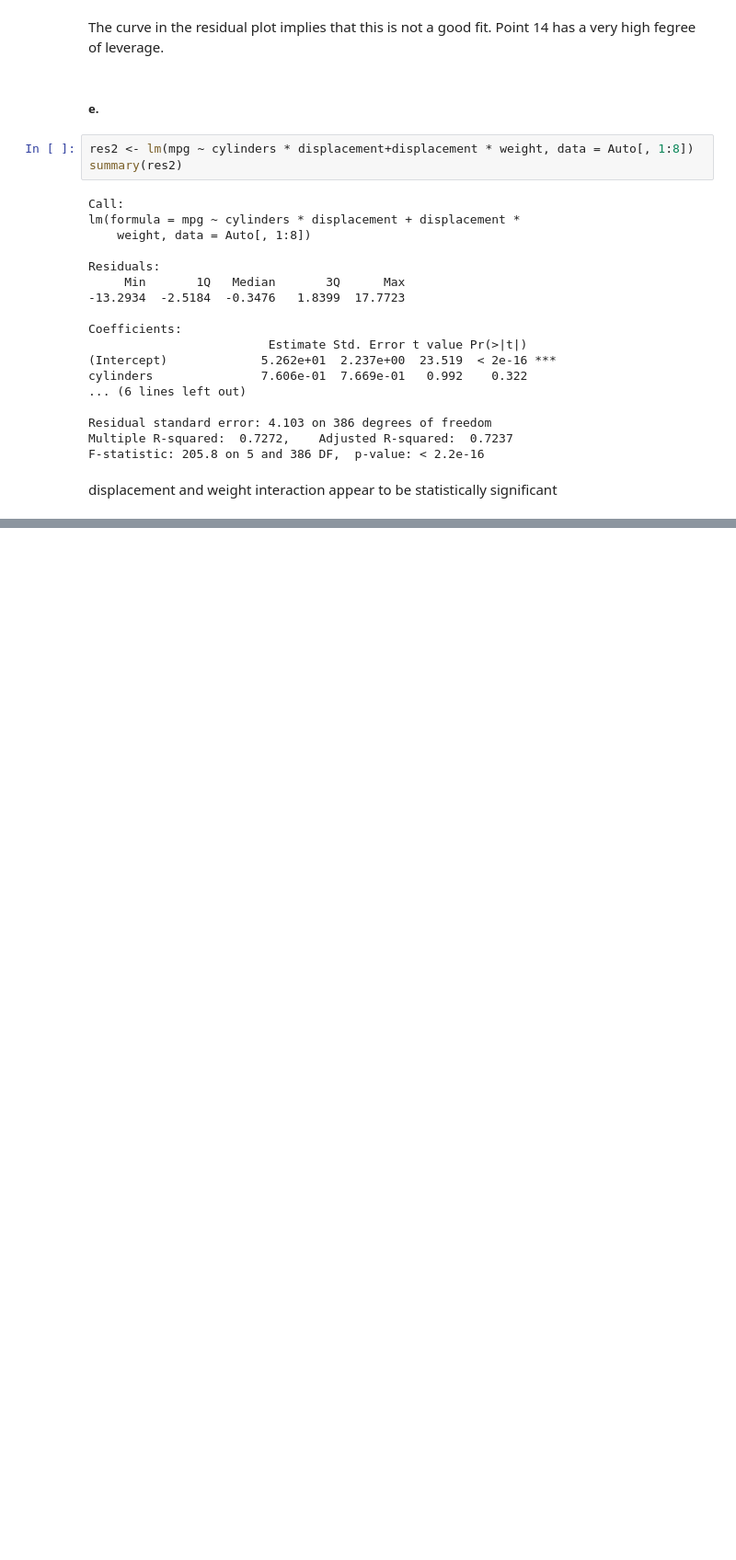
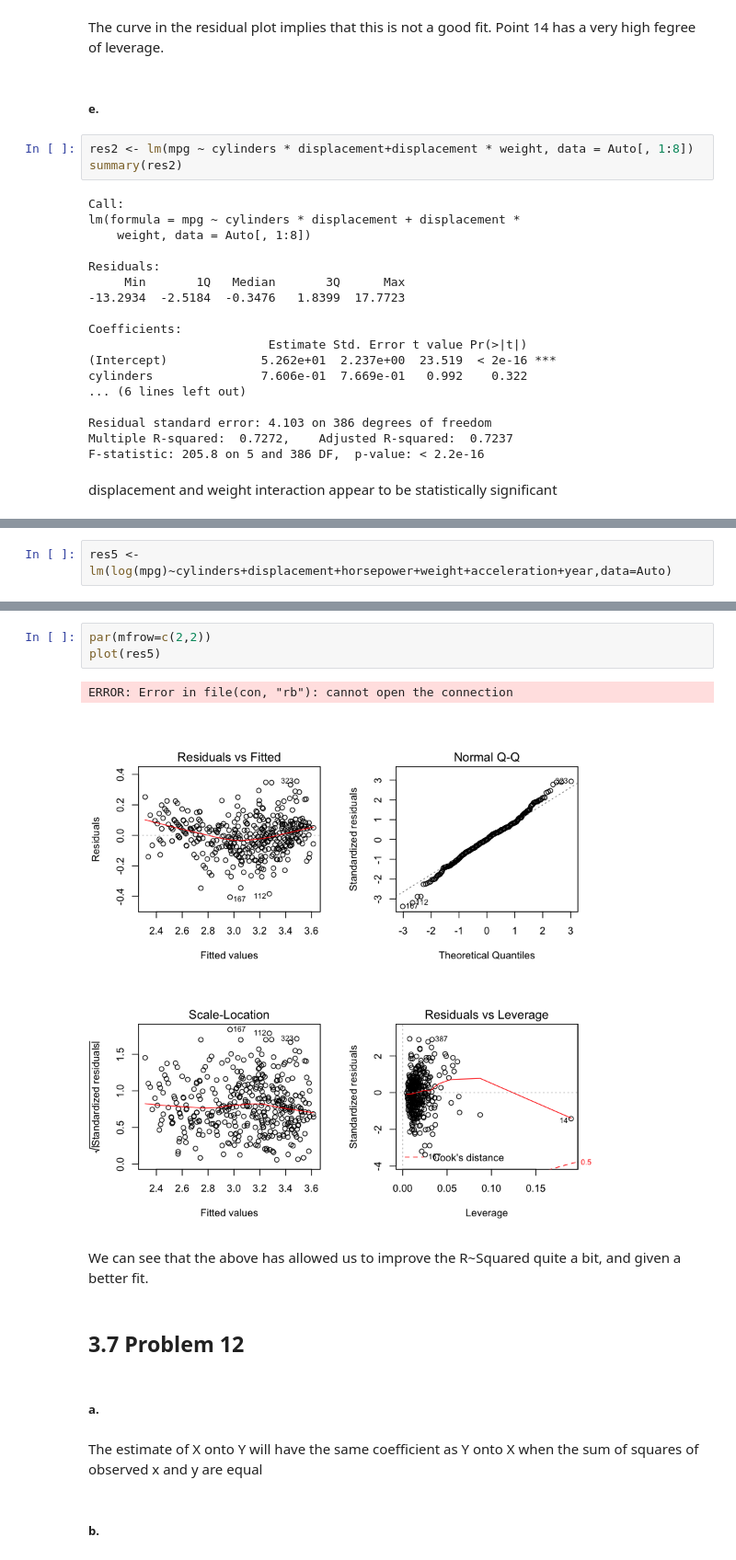
Before and after one commit to jbrambleDC/statistical-learning, a Jupyter notebook: Homework2.ipynb, the cells around one changed output, grey strips where cells are left out. Shown at 92% size. Cells and saved outputs as stored; diff of their text form; blank space fills up the shorter version.

```diff
--- a/Homework2.ipynb
+++ b/Homework2.ipynb
@@ -212,0 +245,2 @@ displacement and weight interaction appear to be statistically significant
+# %%
+res5 <-lm(log(mpg)~cylinders+displacement+horsepower+weight+acceleration+year,data=Auto)
@@ -212,0 +267,16 @@ displacement and weight interaction appear to be statistically significant
+# %%
+par(mfrow=c(2,2))
+plot(res5)
+# %% [output]
+ERROR: Error in file(con, "rb"): cannot open the connection
+[figure, added]
+# %% [markdown]
+We can see that the above has allowed us to improve the R~Squared quite a bit, and given a better fit.
+# %% [markdown]
+## 3.7 Problem 12
+# %% [markdown]
+##### a.
+# %% [markdown]
+The estimate of X onto Y will have the same coefficient as Y onto X when the sum of squares of observed x and y are equal
+# %% [markdown]
+##### b.
```
Also changed, not shown: parts of 8 cells of this notebook.
